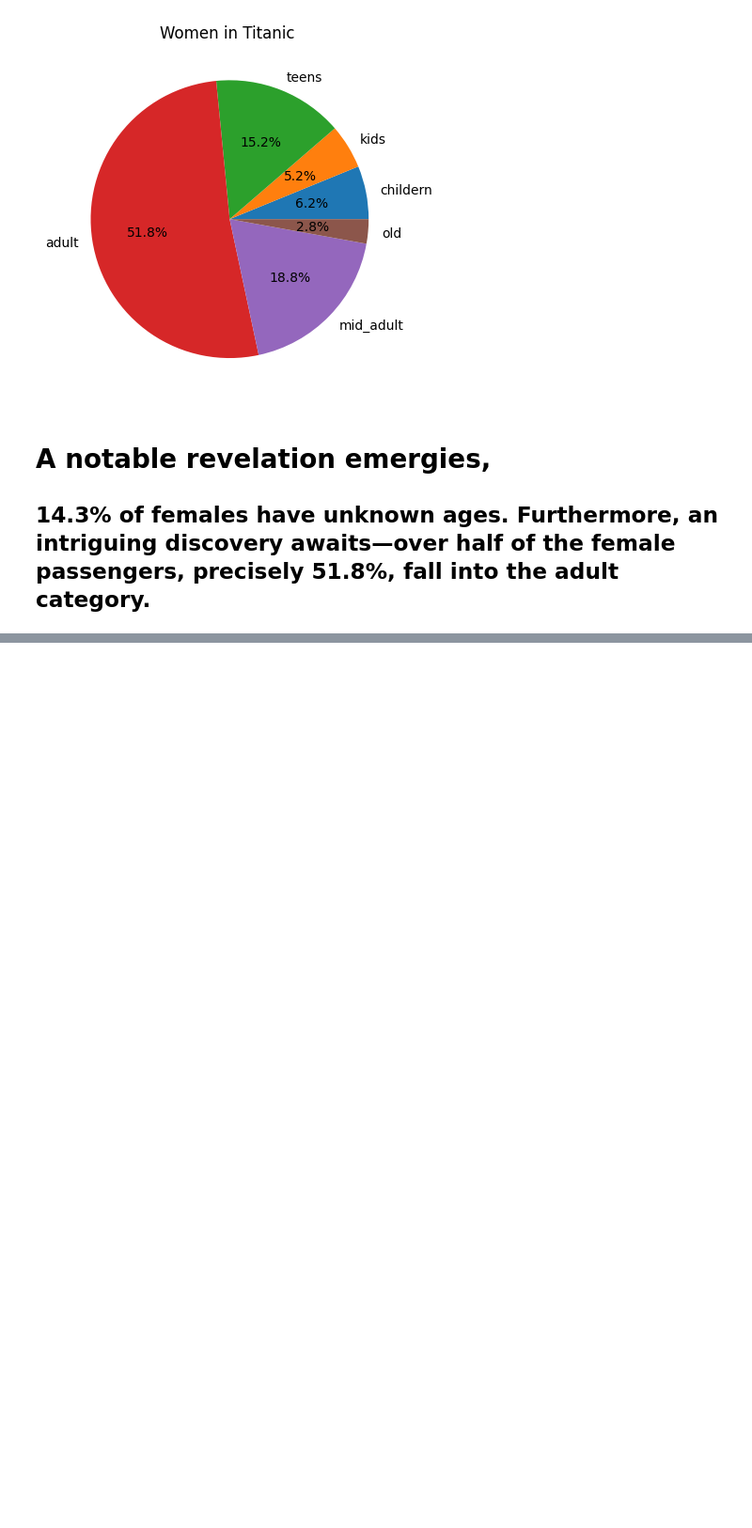
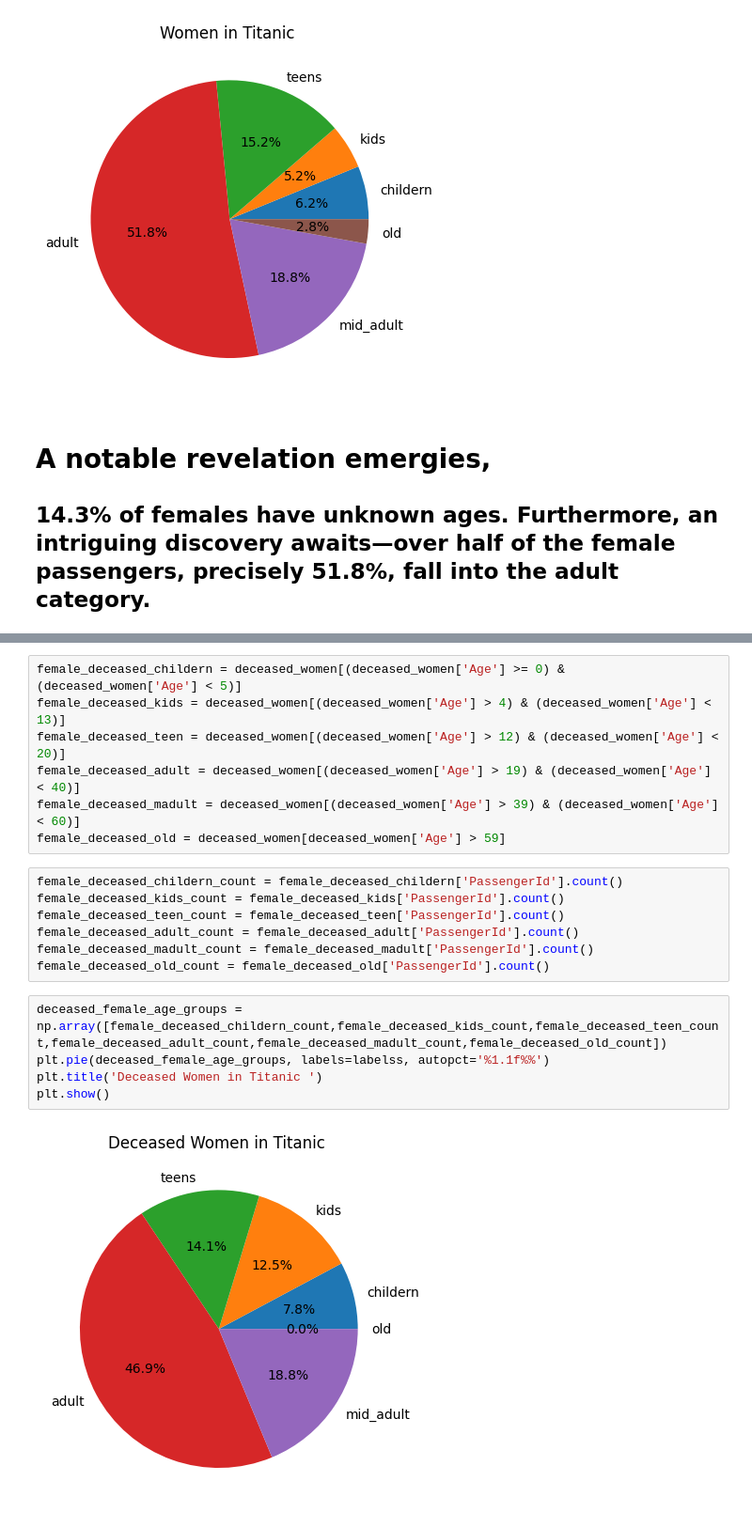
Before and after one commit to bilaalmunir/PRODIGY-DS-02, a Jupyter notebook: Prodigy-ds-02.ipynb, the cells around one changed output, grey strips where cells are left out. Shown at 94% size. Saved outputs shown, nothing was run; the diff lists cells and outputs as text; blank space fills up the shorter version.

```diff
--- a/Prodigy-ds-02.ipynb
+++ b/Prodigy-ds-02.ipynb
@@ -132,0 +178,21 @@ plt.show()
+# %%
+female_deceased_childern = deceased_women[(deceased_women['Age'] >= 0) & (deceased_women['Age'] < 5)]
+female_deceased_kids = deceased_women[(deceased_women['Age'] > 4) & (deceased_women['Age'] < 13)]
+female_deceased_teen = deceased_women[(deceased_women['Age'] > 12) & (deceased_women['Age'] < 20)]
+female_deceased_adult = deceased_women[(deceased_women['Age'] > 19) & (deceased_women['Age'] < 40)]
+female_deceased_madult = deceased_women[(deceased_women['Age'] > 39) & (deceased_women['Age'] < 60)]
+female_deceased_old = deceased_women[deceased_women['Age'] > 59]
+# %%
+female_deceased_childern_count = female_deceased_childern['PassengerId'].count()
+female_deceased_kids_count = female_deceased_kids['PassengerId'].count()
+female_deceased_teen_count = female_deceased_teen['PassengerId'].count()
+female_deceased_adult_count = female_deceased_adult['PassengerId'].count()
+female_deceased_madult_count = female_deceased_madult['PassengerId'].count()
+female_deceased_old_count = female_deceased_old['PassengerId'].count()
+# %%
+deceased_female_age_groups = np.array([female_deceased_childern_count,female_deceased_kids_count,female_deceased_teen_count,female_deceased_adult_count,female_deceased_madult_count,female_deceased_old_count])
+plt.pie(deceased_female_age_groups, labels=labelss, autopct='%1.1f%%')
+plt.title('Deceased Women in Titanic ')
+plt.show()
+# %% [output]
+[figure, added]
```
Also changed, not shown: parts of 8 cells of this notebook.
